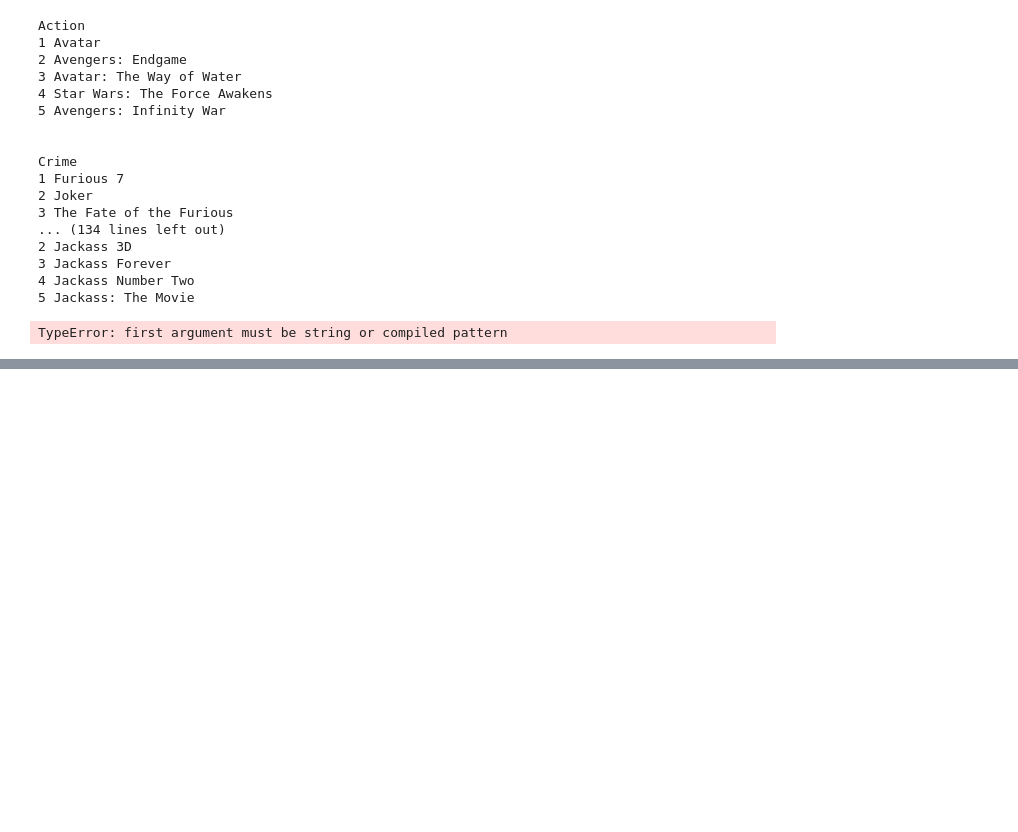
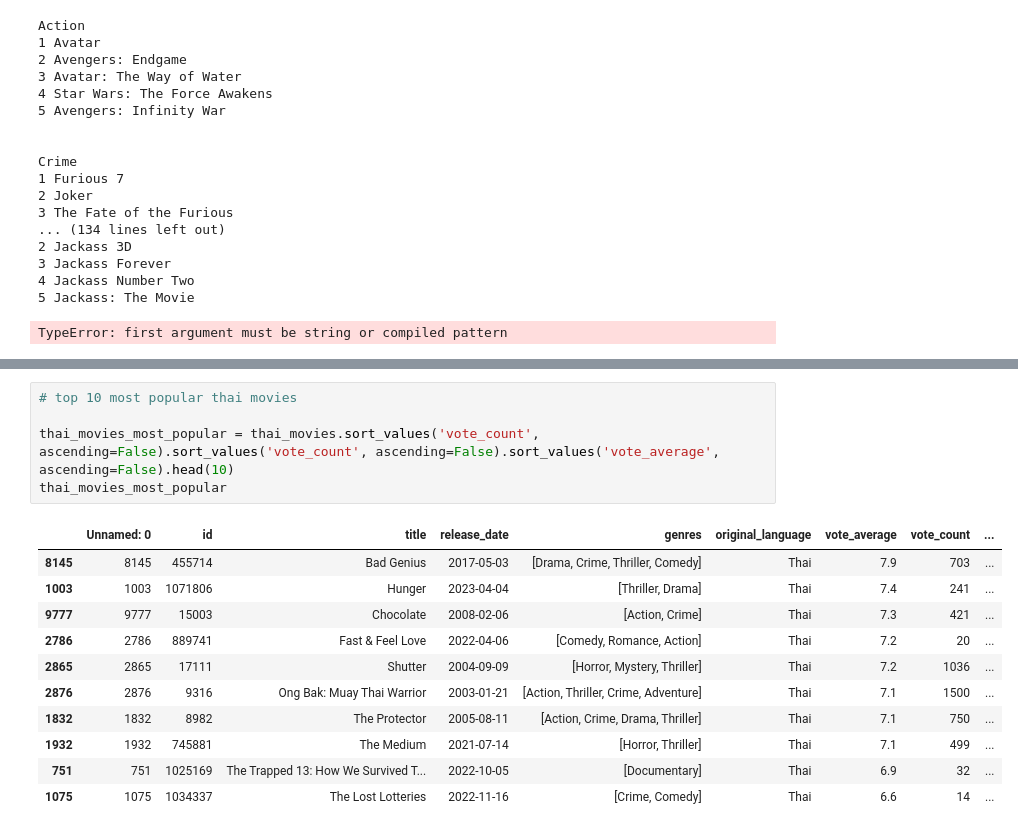
Before and after one commit to tarothanawat/MoviePicks_Project, a Jupyter notebook: data_testing.ipynb, the cells around one changed output, grey strips where cells are left out. Cells and saved outputs as stored; diff of their text form; blank space fills up the shorter version.

```diff
--- a/data_testing.ipynb
+++ b/data_testing.ipynb
@@ -390,0 +456,17 @@ KeyError: 'profit'
+# %%
+# top 10 most popular thai movies
+
+thai_movies_most_popular = thai_movies.sort_values('vote_count', ascending=False).sort_values('vote_count', ascending=False).sort_values('vote_average', ascending=False).head(10)
+thai_movies_most_popular
+# %% [output]
+|  | Unnamed: 0 | id | title | release_date | genres | original_language | vote_average | vote_count | ... |
+| 8145 | 8145 | 455714 | Bad Genius | 2017-05-03 | [Drama, Crime, Thriller, Comedy] | Thai | 7.9 | 703 | ... |
+| 1003 | 1003 | 1071806 | Hunger | 2023-04-04 | [Thriller, Drama] | Thai | 7.4 | 241 | ... |
+| 9777 | 9777 | 15003 | Chocolate | 2008-02-06 | [Action, Crime] | Thai | 7.3 | 421 | ... |
+| 2786 | 2786 | 889741 | Fast & Feel Love | 2022-04-06 | [Comedy, Romance, Action] | Thai | 7.2 | 20 | ... |
+| 2865 | 2865 | 17111 | Shutter | 2004-09-09 | [Horror, Mystery, Thriller] | Thai | 7.2 | 1036 | ... |
+| 2876 | 2876 | 9316 | Ong Bak: Muay Thai Warrior | 2003-01-21 | [Action, Thriller, Crime, Adventure] | Thai | 7.1 | 1500 | ... |
+| 1832 | 1832 | 8982 | The Protector | 2005-08-11 | [Action, Crime, Drama, Thriller] | Thai | 7.1 | 750 | ... |
+| 1932 | 1932 | 745881 | The Medium | 2021-07-14 | [Horror, Thriller] | Thai | 7.1 | 499 | ... |
+| 751 | 751 | 1025169 | The Trapped 13: How We Survived T... | 2022-10-05 | [Documentary] | Thai | 6.9 | 32 | ... |
+| 1075 | 1075 | 1034337 | The Lost Lotteries | 2022-11-16 | [Crime, Comedy] | Thai | 6.6 | 14 | ... |
```
Also changed, not shown: parts of 8 cells of this notebook, 1 other file.
